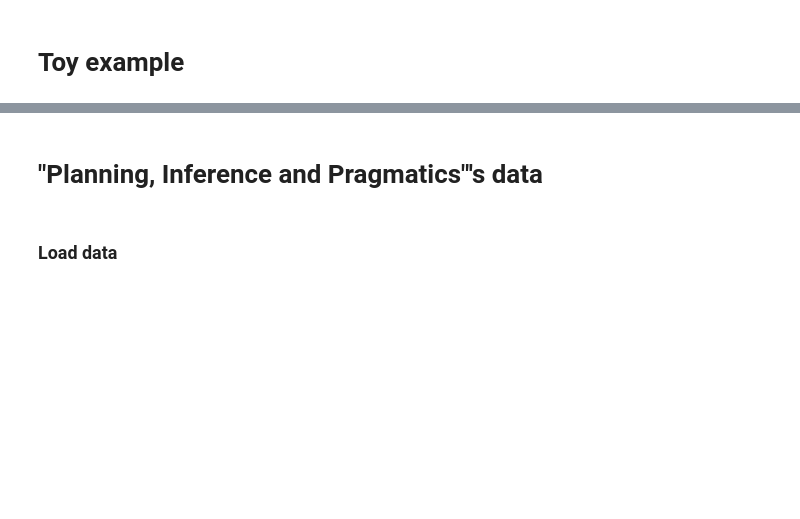
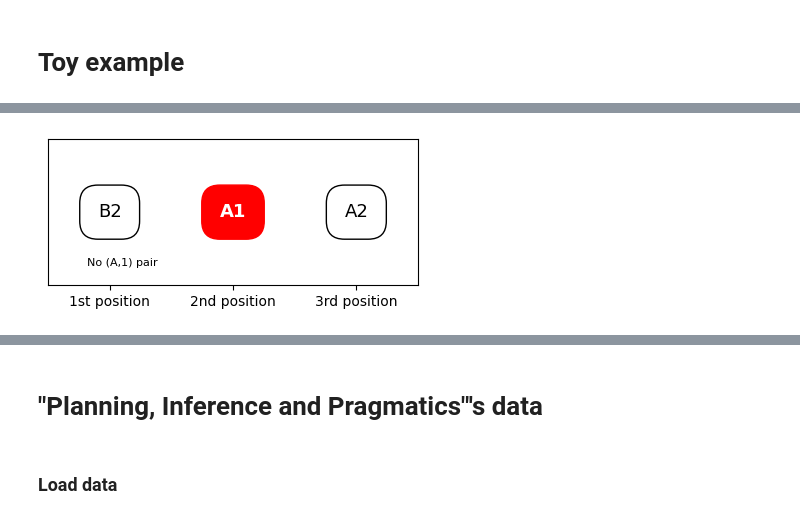
Before and after one commit to GabrielBeFr/RSA-research, a Jupyter notebook: multi_RSA/experiments.ipynb, the cells around one changed output, grey strips where cells are left out. Drawn from its saved outputs; the diff is of its cells as text; code cells hidden in the pictures; blank space fills up the shorter version.

Commit message:
all_other_models

```diff
--- a/multi_RSA/experiments.ipynb
+++ b/multi_RSA/experiments.ipynb
@@ -79,0 +389,84 @@ Using device: cuda
+# %%
+import matplotlib.pyplot as plt
+import numpy as np
+
+A_meaning = random.randint(0, len(meanings_A)-1)
+B_meaning = random.randint(0, len(meanings_B)-1)
+A_meaning = 0
+B_meaning = 2
+
+alpha = 1
+estimations, produced_utterances, literal_listeners, pragmatic_speakers, pragmatic_listeners = CRSA(initial_lexica, initial_prior, game_model, A_meaning, B_meaning, A_utterances, B_utterances, alpha, number_of_rounds, 1, deterministic, device, logging, verbose)
+
+A_meaning_str = meanings_A[A_meaning]
+B_meaning_str = meanings_B[B_meaning]
+
+# Define the underlined red text style
+underline_red = dict(facecolor='red', edgecolor='red', boxstyle='round,pad=1', )
+underline_black = dict(facecolor='None', edgecolor='black', boxstyle='round,pad=1', )
+
+# Plot the scenarios
+fig, axs = plt.subplots(1, 1, figsize=(4, 2))
+
+is_goal = False
+
+ax = axs
+for x in range(3):
+    char, num = A_meaning_str[x], B_meaning_str[x]
+    if char == 'A' and num == '1':
+        is_goal = True
+        ax.text(x, 0, char + num, color='white', size=13, fontweight='bold', ha='center', va='center', bbox=underline_red)
+    else:
+        ax.text(x, 0, char + num, color='black', size=13, ha='center', va='center', bbox=underline_black)
+    ax.plot(x, 0, markersize=13)  # Flip the y-axis
+if not is_goal:
+    ax.text(0.1, -0.35, "No (A,1) pair", color='white', size=8, ha='center', va='center', bbox=underline_red)
+else:
+    ax.text(0.1, -0.35, "No (A,1) pair", color='black', size=8, ha='center', va='center')
+ax.set_xlim([-0.5, 2.5])
+ax.set_ylim([-0.5, 0.5])  # Adjust the y-axis limits
+ax.set_xticks(range(3))
+ax.set_yticks([])  # Adjust the y-axis ticks
+ax.set_xticklabels(['1st position', '2nd position', '3rd position'])
+ax.grid(False)
+
+plt.tight_layout()
+plt.show()
+
+def plot_listener_subplot(ax, literal_listener, pragmatic_listener, worlds, title):
+    y_pos = np.arange(len(worlds))
+    width = 0.2  # Width of the bars
+
+    ax.barh(y_pos - width/2, literal_listener, height=width, align='center', color='blue', label='Literal Listener')
+    ax.barh(y_pos + width/2, pragmatic_listener, height=width, align='center', color='orange', label='Pragmatic Listener')
+    ax.set_yticks(y_pos)
+    ax.set_yticklabels(worlds)
+    ax.invert_yaxis()  # Invert the y-axis to have the top bar at the top
+    ax.set_xticks([0,1])
+    ax.set_xlabel('Values')
+    ax.set_title(title, fontsize=10, fontname='Arial')
+    ax.legend(bbox_to_anchor=(0.95, 0.05), loc='lower right', borderaxespad=0.)
+
+fig, axs = plt.subplots(2, 2, figsize=(10, 7))
+
+w_string = ""
+
+for i in range(2):
+    u_id = produced_utterances[0][i]
+    v_id = produced_utterances[1][i]
+    u = utterances_A[u_id]
+    v = utterances_B[v_id]
+    # Listener B
+    w_string += f"u_{i+1}={u}"
+    title = f'L_B^{i+1}(y|m_B={B_meaning_str}, '+ w_string +')'
+    plot_listener_subplot(axs[i, 0], literal_listeners[1][i][:,u_id].cpu().numpy(), pragmatic_listeners[1][i][:,u_id].cpu().numpy(), Y, title)
+    # Listener A
+    w_string += f", v_{i+1}={v}"
+    title = f'L_A^{i+1}(y|m_A={A_meaning_str}, '+ w_string +')'
+    plot_listener_subplot(axs[i, 1], literal_listeners[0][i][:,v_id].cpu().numpy(), pragmatic_listeners[0][i][:,v_id].cpu().numpy(), Y, title)
+
+    w_string = f"w_{i+1},"
+
+plt.tight_layout()
+plt.show()
+# %% [output]
@@ -79,0 +490 @@ Using device: cuda
+[figure, added]
```
Also changed, not shown: parts of 13 cells of this notebook, 11 other files.
